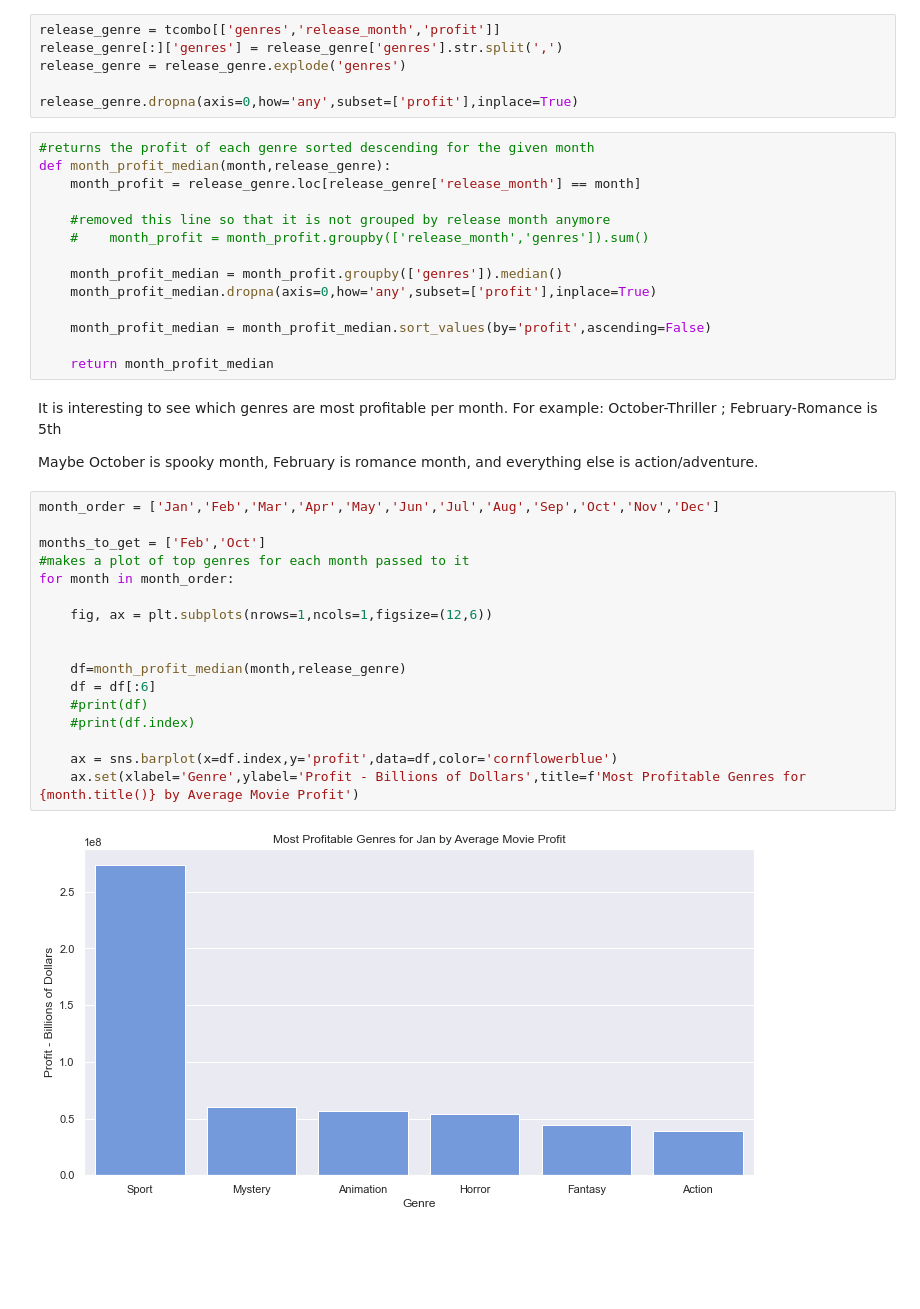
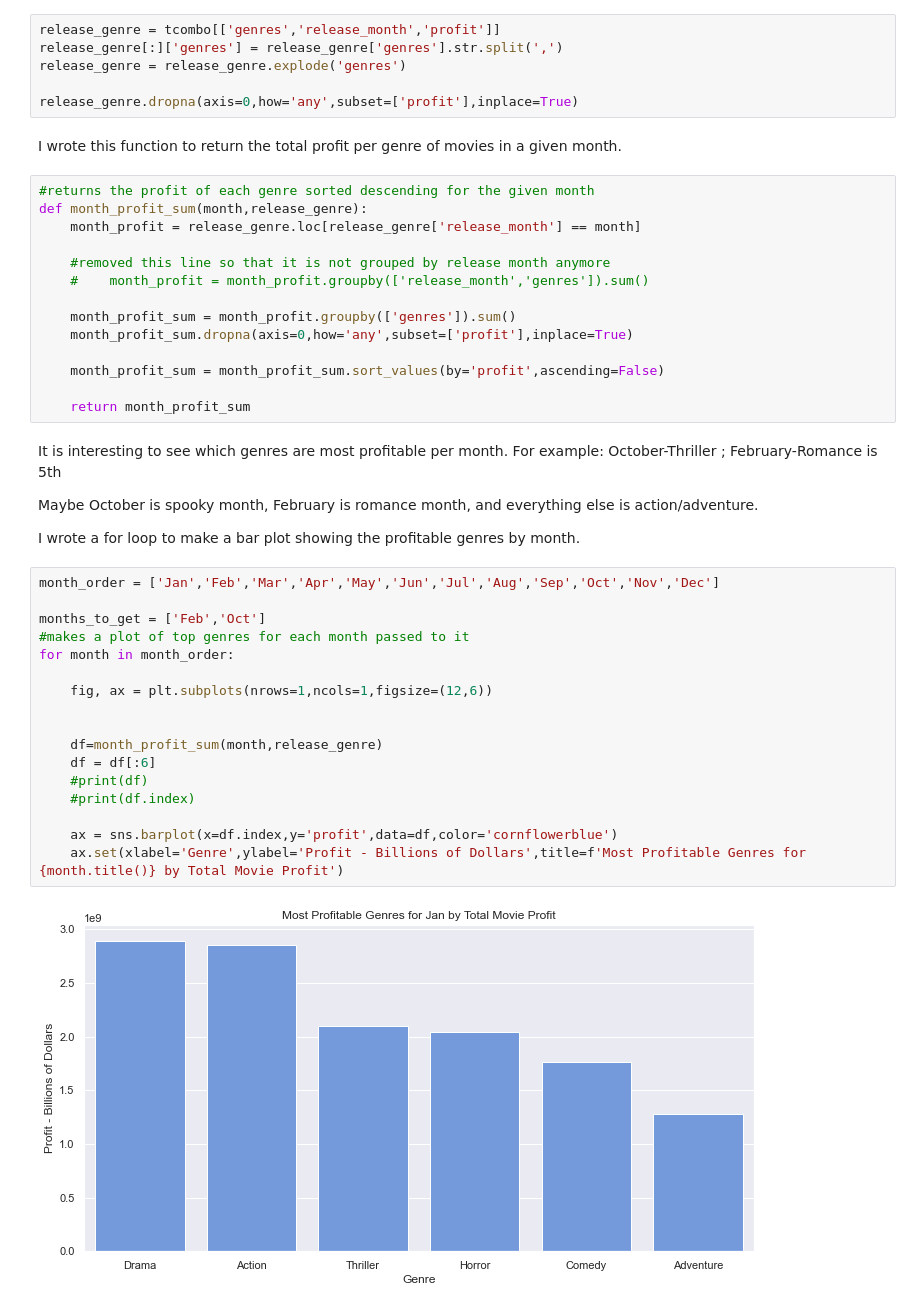
Before and after one commit to asval211/microsoft_movie_analysis, a Jupyter notebook: Release_month_vs_profit.ipynb, the cells around one changed output. Saved outputs shown, nothing was run; the diff lists cells and outputs as text; blank space fills up the shorter version.

```diff
--- a/Release_month_vs_profit.ipynb
+++ b/Release_month_vs_profit.ipynb
@@ -88,40 +92,44 @@ release_genre[:]['genres'] = release_genre['genres'].str.split(',')
 release_genre = release_genre.explode('genres')
 
 release_genre.dropna(axis=0,how='any',subset=['profit'],inplace=True)
+# %% [markdown]
+I wrote this function to return the total profit per genre of movies in a given month.
 # %%
 #returns the profit of each genre sorted descending for the given month
-def month_profit_median(month,release_genre):
+def month_profit_sum(month,release_genre):
     month_profit = release_genre.loc[release_genre['release_month'] == month]
 
     #removed this line so that it is not grouped by release month anymore
     #    month_profit = month_profit.groupby(['release_month','genres']).sum()
 
-    month_profit_median = month_profit.groupby(['genres']).median()
-    month_profit_median.dropna(axis=0,how='any',subset=['profit'],inplace=True)
+    month_profit_sum = month_profit.groupby(['genres']).sum()
+    month_profit_sum.dropna(axis=0,how='any',subset=['profit'],inplace=True)
 
-    month_profit_median = month_profit_median.sort_values(by='profit',ascending=False)
+    month_profit_sum = month_profit_sum.sort_values(by='profit',ascending=False)
 
-    return month_profit_median
+    return month_profit_sum
 # %% [markdown]
 It is interesting to see which genres are most profitable per month. For example: October-Thriller ; February-Romance is 5th
 
 Maybe October is spooky month, February is romance month, and everything else is action/adventure.
+
+I wrote a for loop to make a bar plot showing the profitable genres by month.
 # %%
 month_order = ['Jan','Feb','Mar','Apr','May','Jun','Jul','Aug','Sep','Oct','Nov','Dec']
 
 months_to_get = ['Feb','Oct']
 #makes a plot of top genres for each month passed to it
 for month in month_order:
 
     fig, ax = plt.subplots(nrows=1,ncols=1,figsize=(12,6))
 
 
-    df=month_profit_median(month,release_genre)
+    df=month_profit_sum(month,release_genre)
     df = df[:6]
     #print(df)
     #print(df.index)
 
     ax = sns.barplot(x=df.index,y='profit',data=df,color='cornflowerblue')
-    ax.set(xlabel='Genre',ylabel='Profit - Billions of Dollars',title=f'Most Profitable Genres for {month.title()} by Average Movie Profit')
+    ax.set(xlabel='Genre',ylabel='Profit - Billions of Dollars',title=f'Most Profitable Genres for {month.title()} by Total Movie Profit')
 # %% [output]
-[figure, old version]
+[figure, new version]
```
Also changed, not shown: parts of 3 cells of this notebook, 4 other files.
